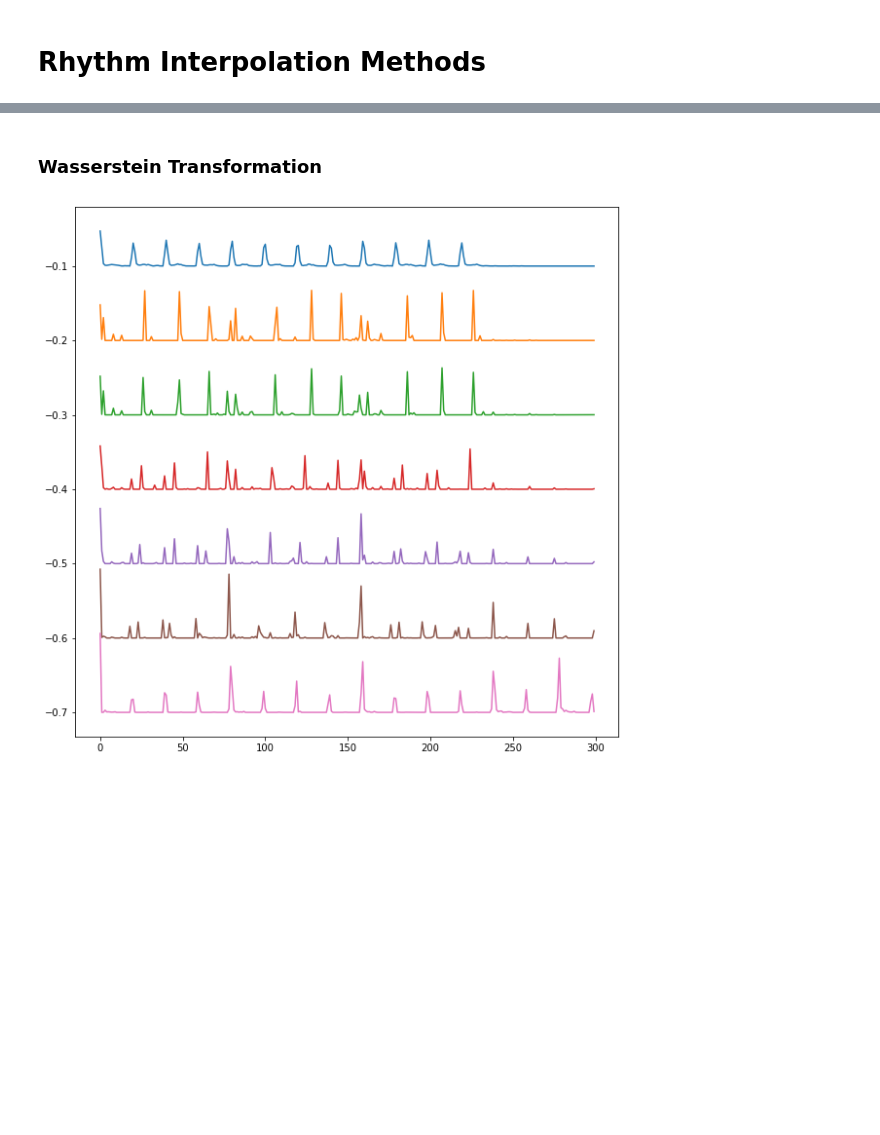
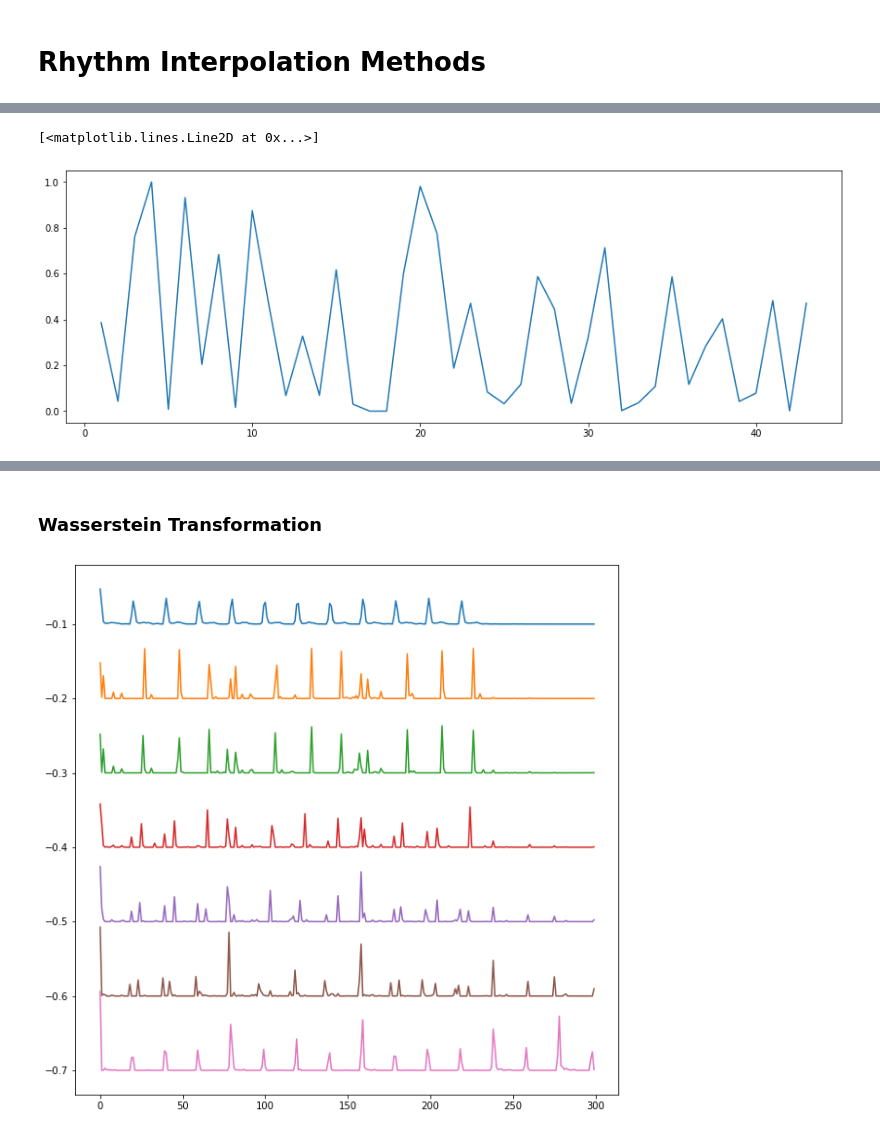
Before and after one commit to al165/style-bender-dev, a Jupyter notebook: 01 Rhythm Interpolation Methods.ipynb, the cells around one changed output, grey strips where cells are left out. Cells and saved outputs as stored; diff of their text form; code cells hidden in the pictures; blank space fills up the shorter version.

```diff
--- a/01 Rhythm Interpolation Methods.ipynb
+++ b/01 Rhythm Interpolation Methods.ipynb
@@ -22,0 +55,6 @@ warnings.simplefilter("ignore")
+# %%
+data = fp.fit(np.insert(act, 0, 0))
+# %%
+data['df']['labx'] = data['df']['labx'].astype(int)
+# %%
+groups = data['df'].groupby("labx")
@@ -22,0 +77,9 @@ warnings.simplefilter("ignore")
+# %%
+peak_heights = groups['y'].max()
+peak_score = groups['score'].max()
+peak_idxs = groups.indices
+# %%
+plt.plot(peak_score)
+# %% [output]
+[<matplotlib.lines.Line2D at 0x...>]
+[figure, added]
```
Also changed, not shown: parts of 24 cells of this notebook, 12 other files.
